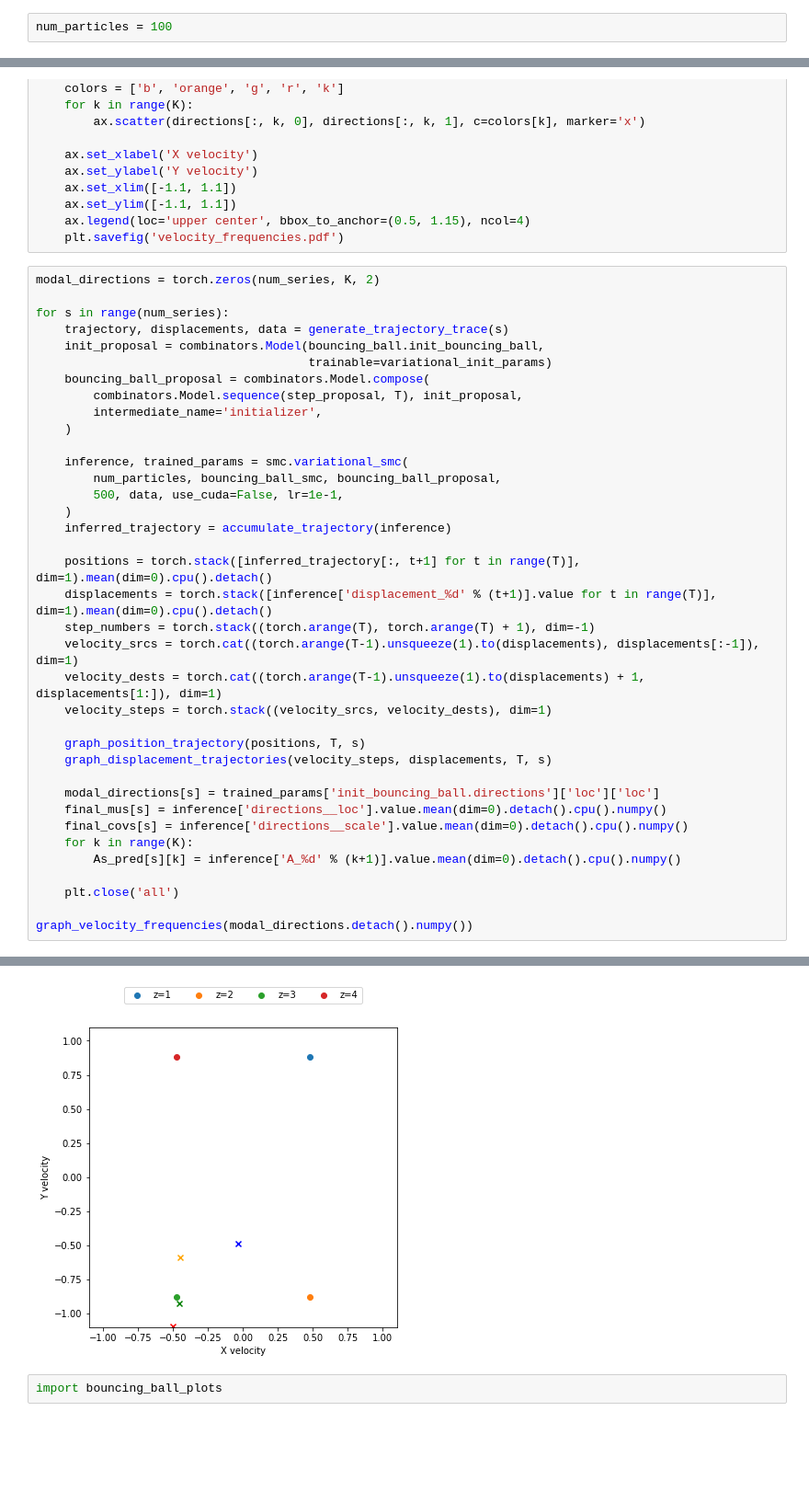
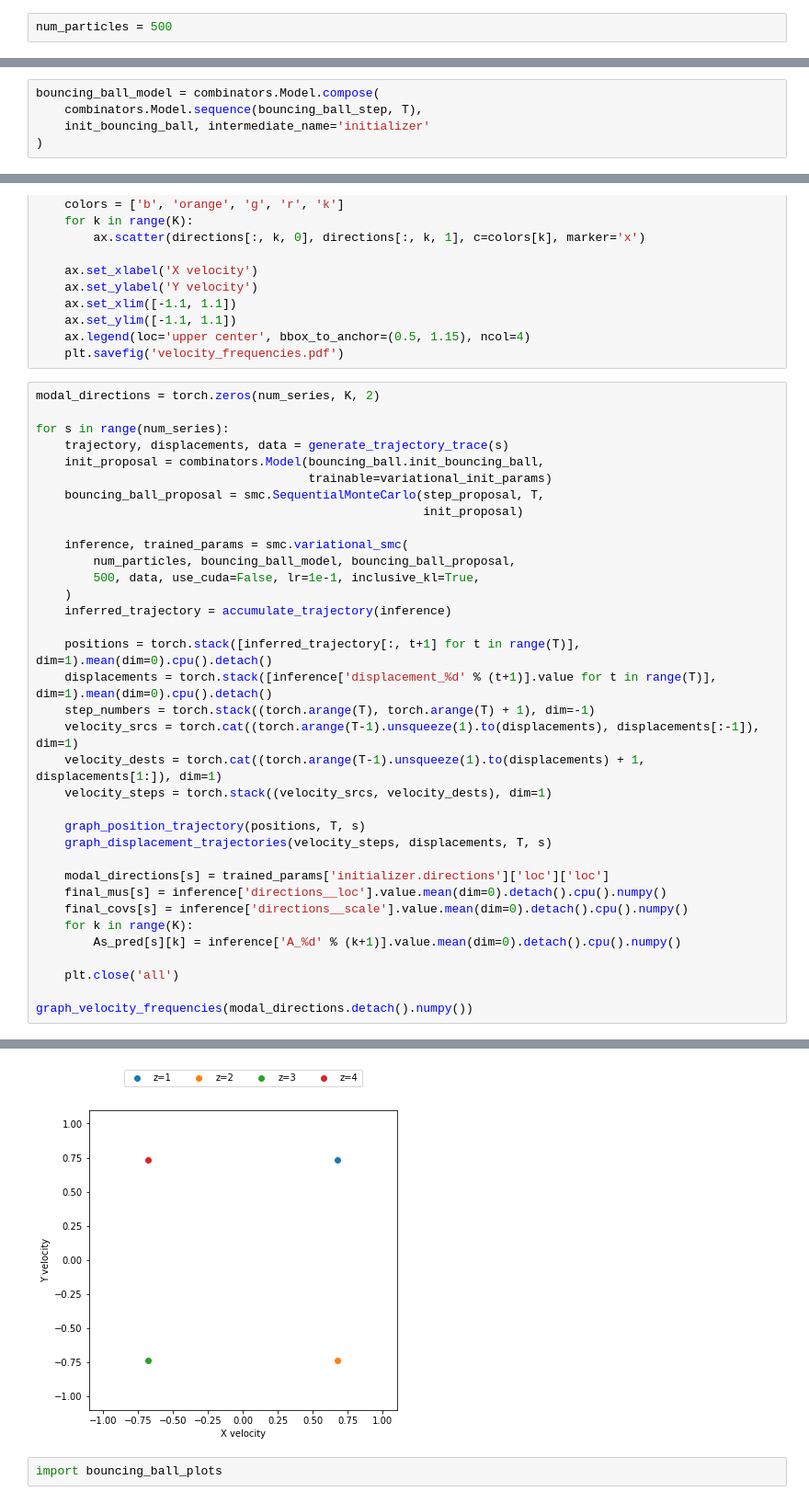
Before and after one commit to probtorch/combinators, a Jupyter notebook: bouncing_ball.ipynb, the cells around one changed output, grey strips where cells are left out. Shown at 92% size. Saved outputs shown, nothing was run; the diff lists cells and outputs as text; blank space fills up the shorter version.

Commit message:
bouncing_ball.ipynb: more bad results, but with a proposal
Signed-off-by: Eli Sennesh <e.sennesh@northeastern.edu>

```diff
--- a/bouncing_ball.ipynb
+++ b/bouncing_ball.ipynb
@@ -41,7 +41,7 @@ for s in range(num_series):
     init_state = np.array([x0[s], y0[s], init_v_rand_dir[s, 0], init_v_rand_dir[s, 1]])
     STATEs[s], Disps[s], As_true[s] = bouncing_ball_data.generate_data(T, dt, init_state, Boundary, signal_noise_ratio)
 # %%
-num_particles = 100
+num_particles = 500
 # %%
 bouncing_ball_step = combinators.Model(bouncing_ball.bouncing_ball_step, {}, {
     'delta_t': torch.ones(1),
@@ -86,3 +84,8 @@ bouncing_ball_smc = smc.SequentialMonteCarlo(bouncing_ball_step, T, initializer=
+# %%
+bouncing_ball_model = combinators.Model.compose(
+    combinators.Model.sequence(bouncing_ball_step, T),
+    init_bouncing_ball, intermediate_name='initializer'
+)
 # %%
 variational_init_params = {
     'position_0': {
@@ -197,14 +200,12 @@ for s in range(num_series):
     trajectory, displacements, data = generate_trajectory_trace(s)
     init_proposal = combinators.Model(bouncing_ball.init_bouncing_ball,
                                       trainable=variational_init_params)
-    bouncing_ball_proposal = combinators.Model.compose(
-        combinators.Model.sequence(step_proposal, T), init_proposal,
-        intermediate_name='initializer',
-    )
+    bouncing_ball_proposal = smc.SequentialMonteCarlo(step_proposal, T,
+                                                      init_proposal)
 
     inference, trained_params = smc.variational_smc(
-        num_particles, bouncing_ball_smc, bouncing_ball_proposal,
-        500, data, use_cuda=False, lr=1e-1,
+        num_particles, bouncing_ball_model, bouncing_ball_proposal,
+        500, data, use_cuda=False, lr=1e-1, inclusive_kl=True,
     )
     inferred_trajectory = accumulate_trajectory(inference)
 
@@ -218,7 +219,7 @@ for s in range(num_series):
     graph_position_trajectory(positions, T, s)
     graph_displacement_trajectories(velocity_steps, displacements, T, s)
 
-    modal_directions[s] = trained_params['init_bouncing_ball.directions']['loc']['loc']
+    modal_directions[s] = trained_params['initializer.directions']['loc']['loc']
     final_mus[s] = inference['directions__loc'].value.mean(dim=0).detach().cpu().numpy()
     final_covs[s] = inference['directions__scale'].value.mean(dim=0).detach().cpu().numpy()
     for k in range(K):
@@ -248,4 +249,4 @@ graph_velocity_frequencies(modal_directions.detach().numpy())
-[figure, old version]
+[figure, new version]
 # %%
 import bouncing_ball_plots
 # %%
```
Also changed, not shown: parts of 5 cells of this notebook.
